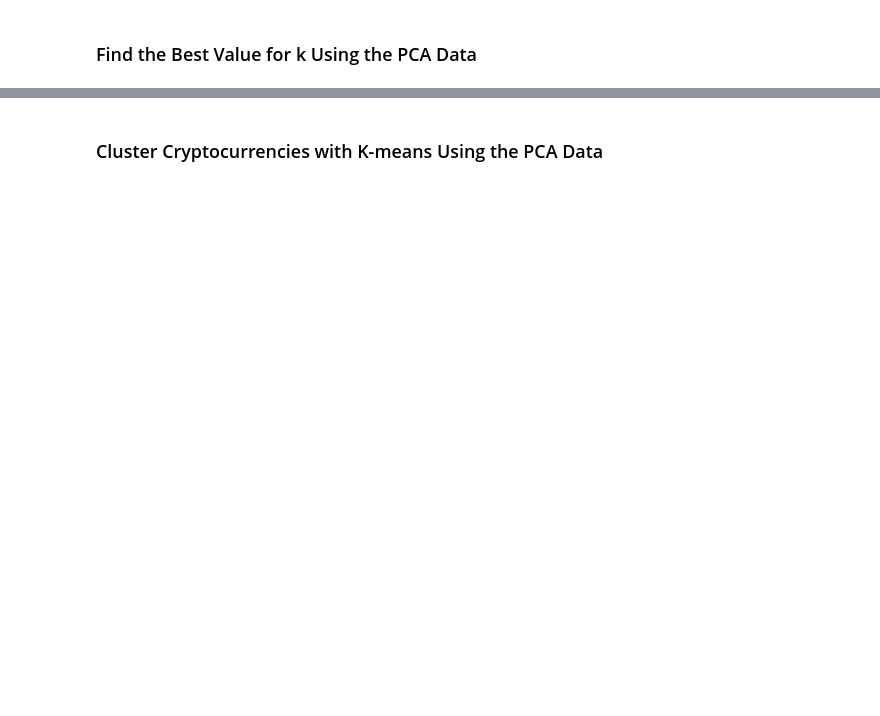
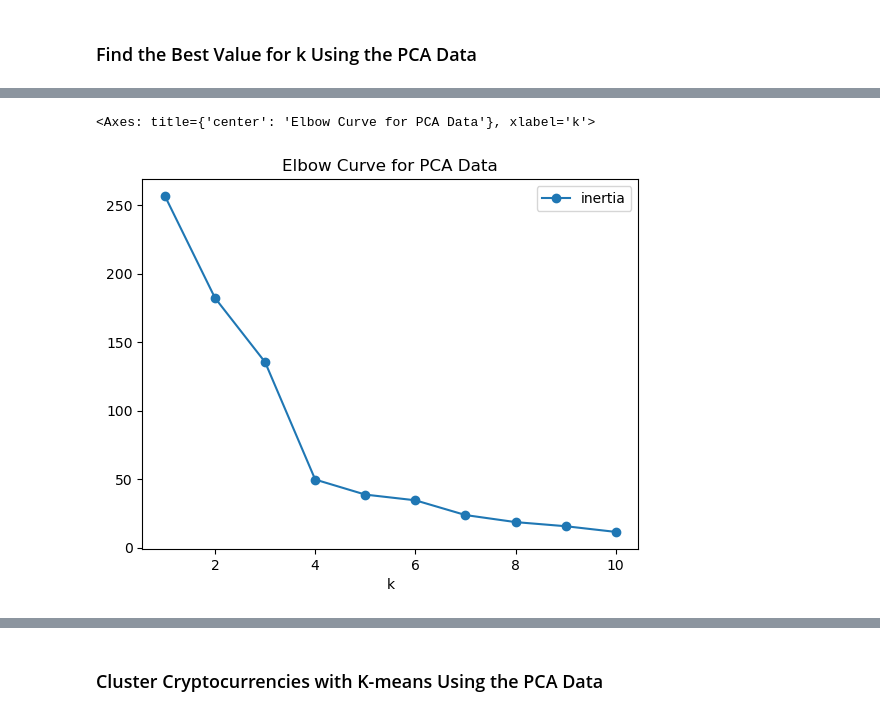
Before and after one commit to sppencerr/CryptoClustering, a Jupyter notebook: Crypto_Clustering_starter_code.ipynb, the cells around one changed output, grey strips where cells are left out. Cells and saved outputs as stored; diff of their text form; code cells hidden in the pictures; blank space fills up the shorter version.

```diff
--- a/Crypto_Clustering_starter_code.ipynb
+++ b/Crypto_Clustering_starter_code.ipynb
@@ -265,6 +270,10 @@ array([0.3719856 , 0.34700813, 0.17603793])
 # %%
 # Plot a line chart with all the inertia values computed with
 # the different values of k to visually identify the optimal value for k.
+elbow_pca_df.plot(x='k', y='inertia', kind='line', marker='o', title='Elbow Curve for PCA Data')
+# %% [output]
+<Axes: title={'center': 'Elbow Curve for PCA Data'}, xlabel='k'>
+[figure, added]
 # %% [markdown]
 #### Answer the following questions:
 * **Question:** What is the best value for `k` when using the PCA data?
```
Also changed, not shown: parts of 13 cells of this notebook.
